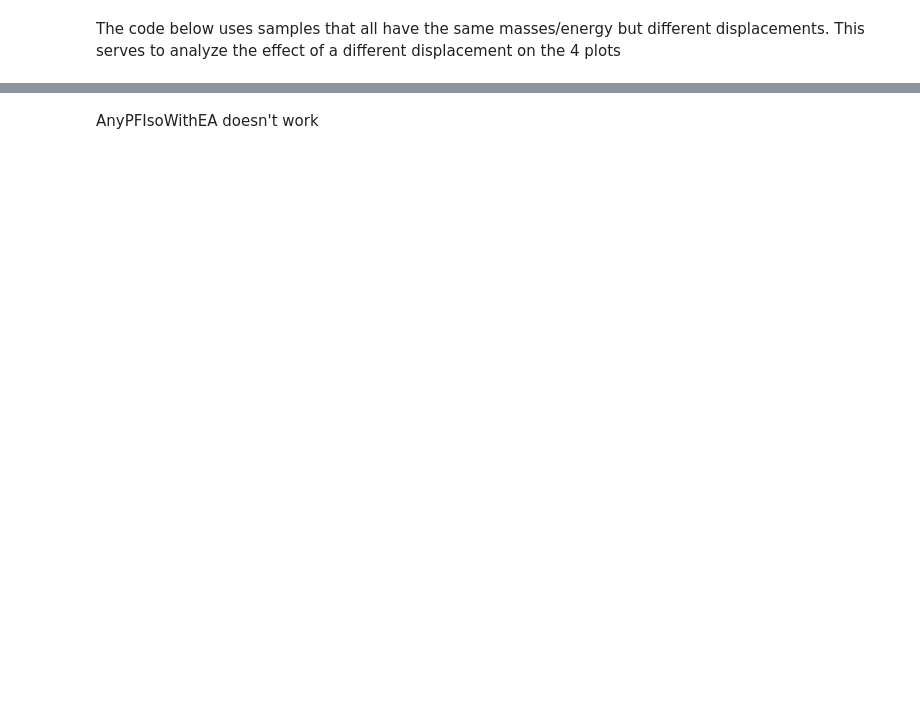
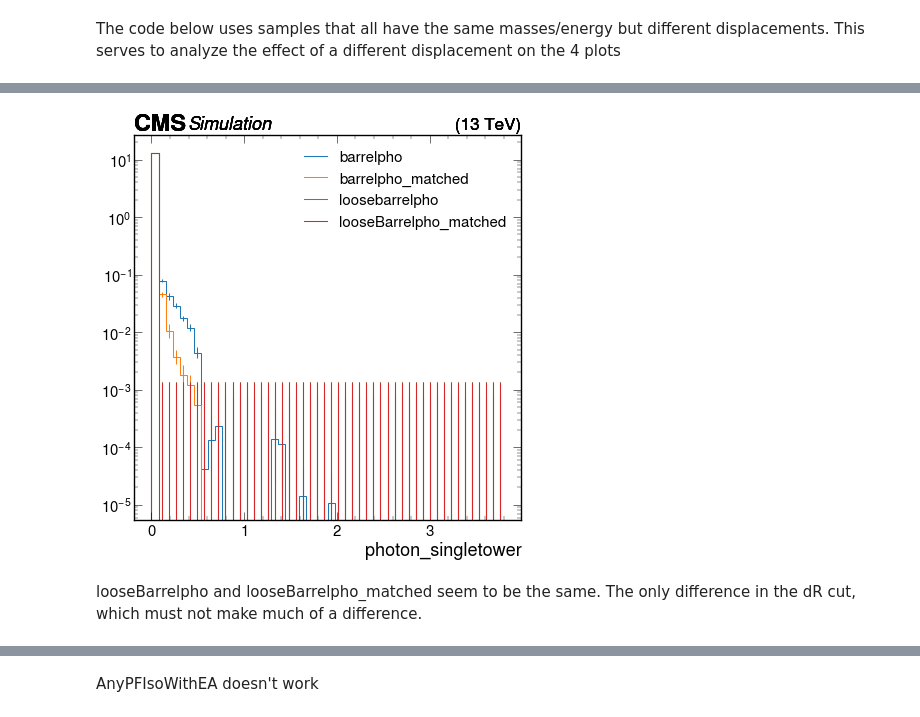
Before and after one commit to TJDeel/SIDM, a Jupyter notebook: sidm/studies/PhotonStudies.ipynb, the cells around one changed output, grey strips where cells are left out. Saved outputs shown, nothing was run; the diff lists cells and outputs as text; code cells hidden in the pictures; blank space fills up the shorter version.

```diff
--- a/sidm/studies/PhotonStudies.ipynb
+++ b/sidm/studies/PhotonStudies.ipynb
@@ -85,0 +110,9 @@ plt.yscale('log')
+# %%
+for channel in channels:
+    utilities.plot(out[sample]["hists"]["photon_singletower"][channel, :], density=True, flow=None, label=sample)
+    plt.legend(channels)
+plt.yscale("log")
+# %% [output]
+[figure, added]
+# %% [markdown]
+looseBarrelpho and looseBarrelpho_matched seem to be the same. The only difference in the dR cut, which must not make much of a difference.
```
Also changed, not shown: parts of 12 cells of this notebook.
